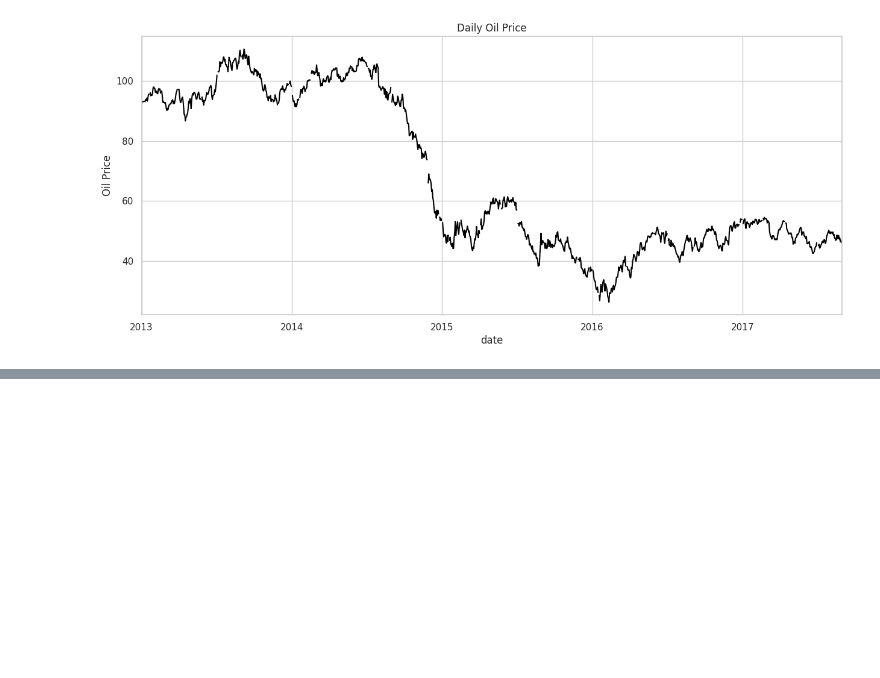
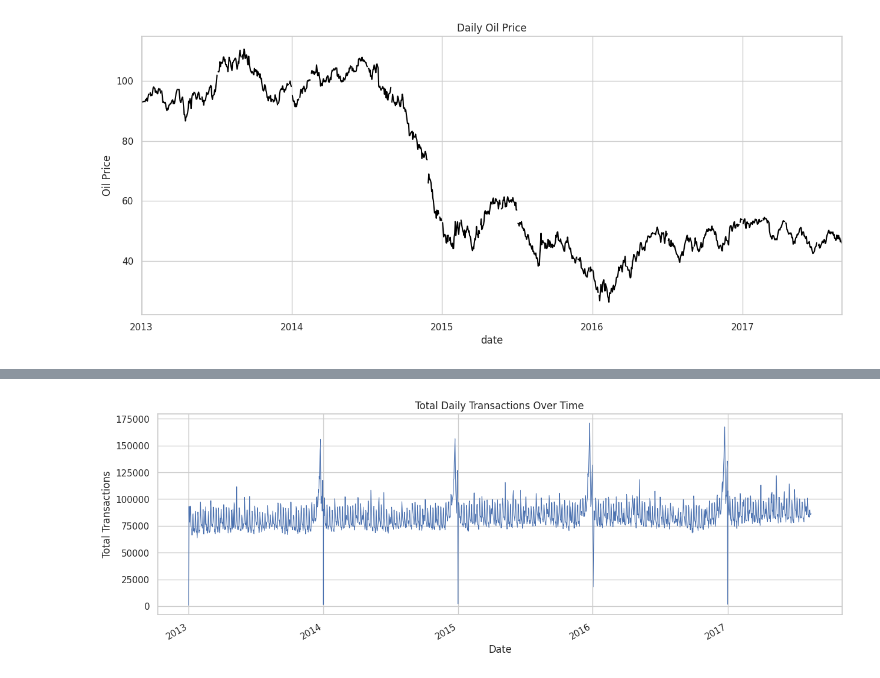
Before and after one commit to radema/kaggle-store-sales-ts, a Jupyter notebook: notebooks/01-eda-raw-data.ipynb, the cells around one changed output, grey strips where cells are left out. Saved outputs shown, nothing was run; the diff lists cells and outputs as text; code cells hidden in the pictures; blank space fills up the shorter version.

```diff
--- a/notebooks/01-eda-raw-data.ipynb
+++ b/notebooks/01-eda-raw-data.ipynb
@@ -169,0 +218,12 @@ plt.show()
+# %%
+# 4.2 Total transactions distribution over time
+daily_trans = trans_df.groupby('date')['transactions'].sum()
+
+plt.figure(figsize=(15, 5))
+daily_trans.plot(linewidth=0.8)
+plt.title('Total Daily Transactions Over Time')
+plt.xlabel('Date')
+plt.ylabel('Total Transactions')
+plt.show()
+# %% [output]
+[figure, added]
```
Also changed, not shown: parts of 14 cells of this notebook, 10 other files.
